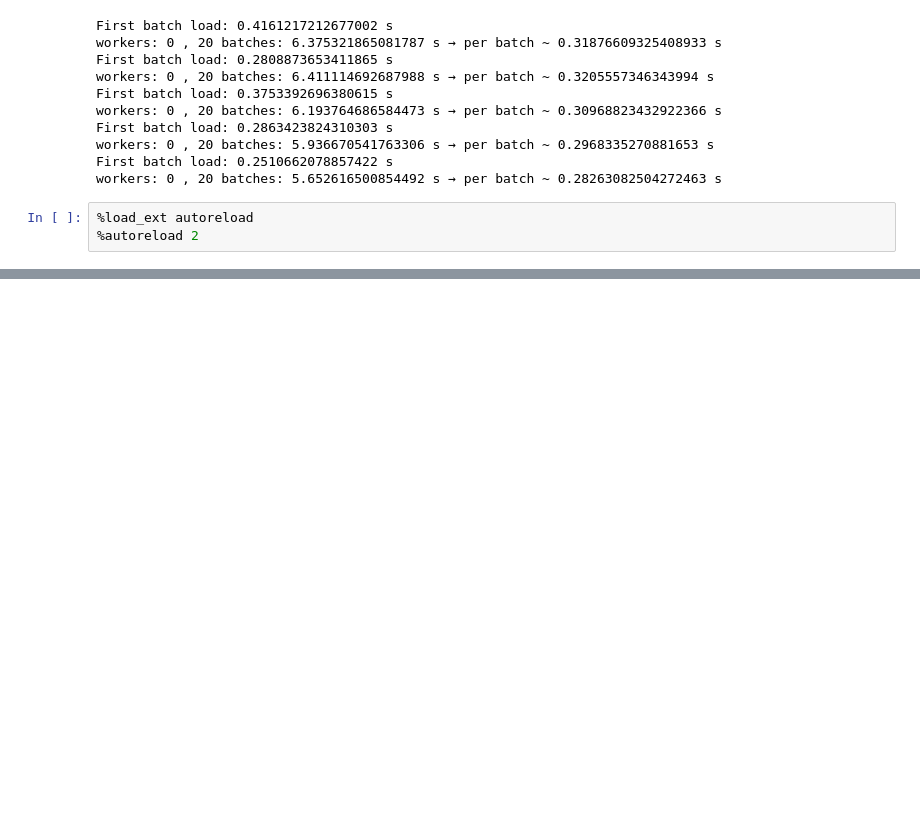
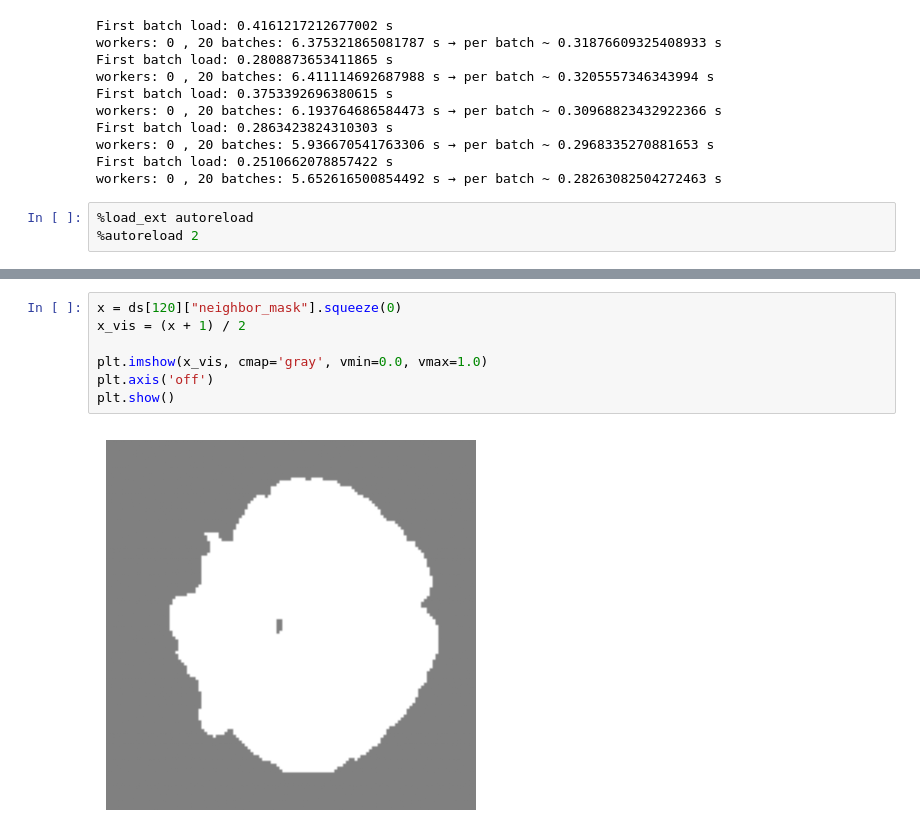
Before and after one commit to Hajny25/mri-diffusion, a Jupyter notebook: test.ipynb, the cells around one changed output, grey strips where cells are left out. Cells and saved outputs as stored; diff of their text form; blank space fills up the shorter version.

```diff
--- a/test.ipynb
+++ b/test.ipynb
@@ -102,0 +190,9 @@ workers: 0 , 20 batches: 5.652616500854492 s → per batch ~ 0.28263082504272463
+# %%
+x = ds[120]["neighbor_mask"].squeeze(0)
+x_vis = (x + 1) / 2
+
+plt.imshow(x_vis, cmap='gray', vmin=0.0, vmax=1.0)
+plt.axis('off')
+plt.show()
+# %% [output]
+[figure, added]
```
Also changed, not shown: parts of 11 cells of this notebook, 8 other files.
